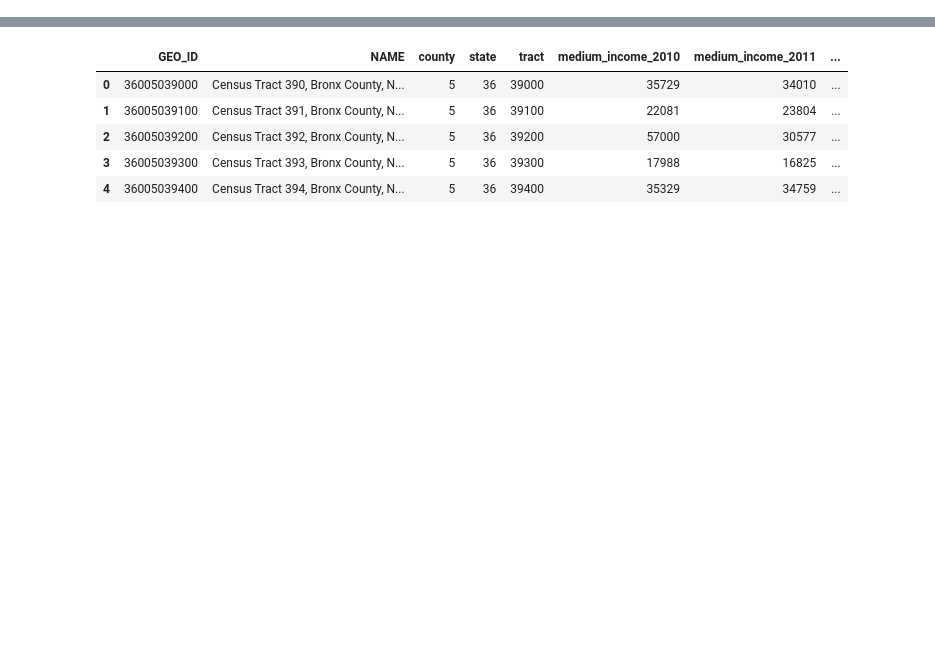
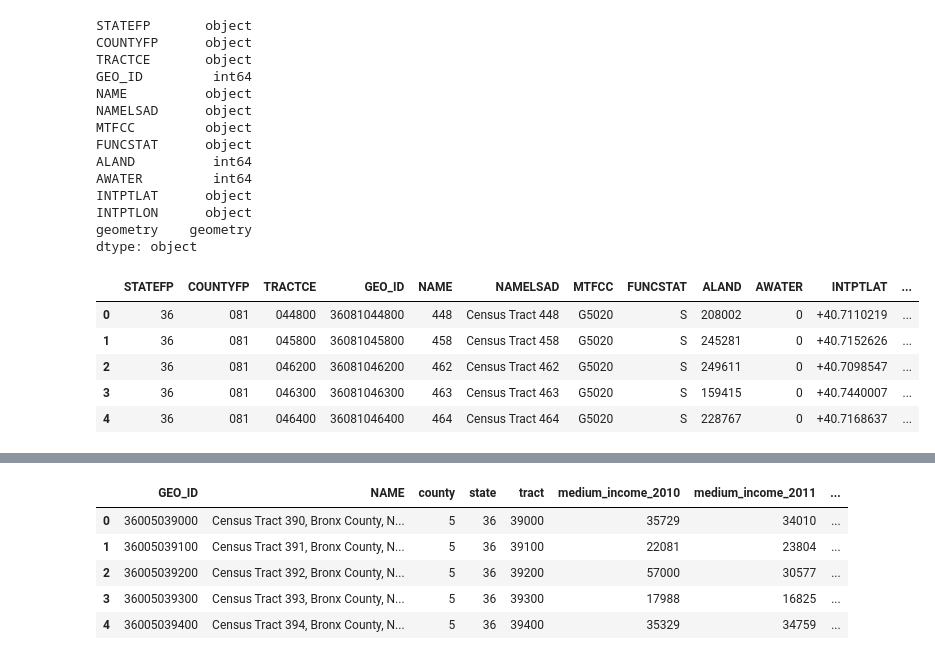
Before and after one commit to beibeilu/digital-twin, a Jupyter notebook: data-analysis/Merge.ipynb, the cells around one changed output, grey strips where cells are left out. Saved outputs shown, nothing was run; the diff lists cells and outputs as text; code cells hidden in the pictures; blank space fills up the shorter version.

```diff
--- a/data-analysis/Merge.ipynb
+++ b/data-analysis/Merge.ipynb
@@ -5,0 +28,32 @@ import matplotlib as plt
+# %%
+# nyu_tract.head()
+census_tract = census_tract.rename(columns={'GEOID':'GEO_ID'})
+census_tract['GEO_ID'] = census_tract['GEO_ID'].apply(int)
+print(census_tract.dtypes)
+census_tract.head()
+# medium_income.head()
+# nyu_tract.to_file('Clean Data/geo_nyc_tract.geojson',driver='GeoJSON')
+# tract = tract.rename(columns={'GeoId':'GEO_ID'})
+# nyu_tract.plot()
+# nyu_tract.show()
+# %% [output]
+STATEFP       object
+COUNTYFP      object
+TRACTCE       object
+GEO_ID         int64
+NAME          object
+NAMELSAD      object
+MTFCC         object
+FUNCSTAT      object
+ALAND          int64
+AWATER         int64
+INTPTLAT      object
+INTPTLON      object
+geometry    geometry
+dtype: object
+|  | STATEFP | COUNTYFP | TRACTCE | GEO_ID | NAME | NAMELSAD | MTFCC | FUNCSTAT | ALAND | AWATER | INTPTLAT | ... |
+| 0 | 36 | 081 | 044800 | 36081044800 | 448 | Census Tract 448 | G5020 | S | 208002 | 0 | +40.7110219 | ... |
+| 1 | 36 | 081 | 045800 | 36081045800 | 458 | Census Tract 458 | G5020 | S | 245281 | 0 | +40.7152626 | ... |
+| 2 | 36 | 081 | 046200 | 36081046200 | 462 | Census Tract 462 | G5020 | S | 249611 | 0 | +40.7098547 | ... |
+| 3 | 36 | 081 | 046300 | 36081046300 | 463 | Census Tract 463 | G5020 | S | 159415 | 0 | +40.7440007 | ... |
+| 4 | 36 | 081 | 046400 | 36081046400 | 464 | Census Tract 464 | G5020 | S | 228767 | 0 | +40.7168637 | ... |
```
Also changed, not shown: parts of 14 cells of this notebook, 18 other files.
